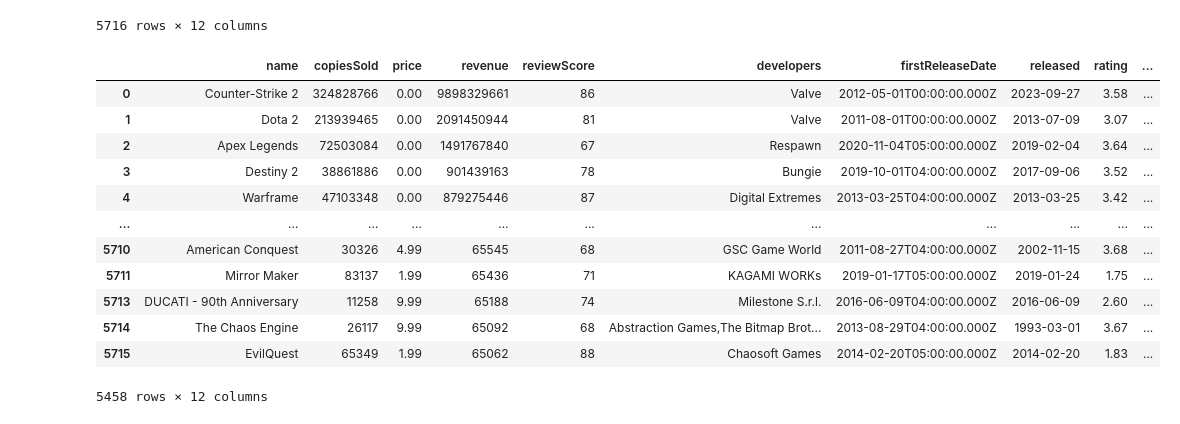
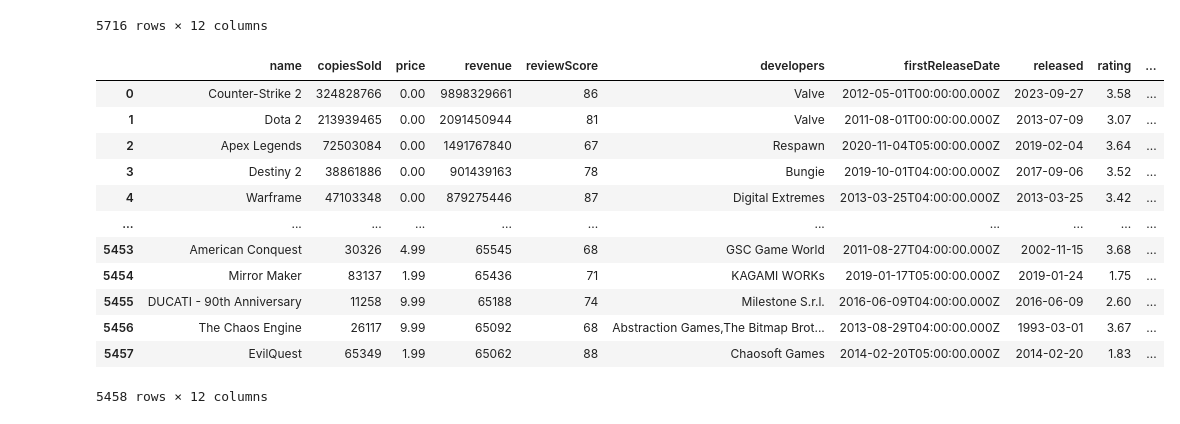
Before and after one commit to dengidredengi/DE-Scraping-API, a Jupyter notebook: eda.ipynb, the cells around one changed output. Cells and saved outputs as stored; diff of their text form; code cells hidden in the pictures.

```diff
--- a/eda.ipynb
+++ b/eda.ipynb
@@ -95,18 +95,20 @@ joined
 5716 rows × 12 columns
 # %%
 cleaned = joined[joined['rating'] != 0] # Удаляем строки, где рейтинг равен 0, так как они не имеют ценности для анализа зависимости от выручки с игры
+cleaned = cleaned.reset_index()
+cleaned = cleaned.drop(columns=['index'])
 cleaned
 # %% [output]
 |  | name | copiesSold | price | revenue | reviewScore | developers | firstReleaseDate | released | rating | ... |
 | 0 | Counter-Strike 2 | 324828766 | 0.00 | 9898329661 | 86 | Valve | 2012-05-01T00:00:00.000Z | 2023-09-27 | 3.58 | ... |
 | 1 | Dota 2 | 213939465 | 0.00 | 2091450944 | 81 | Valve | 2011-08-01T00:00:00.000Z | 2013-07-09 | 3.07 | ... |
 | 2 | Apex Legends | 72503084 | 0.00 | 1491767840 | 67 | Respawn | 2020-11-04T05:00:00.000Z | 2019-02-04 | 3.64 | ... |
 | 3 | Destiny 2 | 38861886 | 0.00 | 901439163 | 78 | Bungie | 2019-10-01T04:00:00.000Z | 2017-09-06 | 3.52 | ... |
 | 4 | Warframe | 47103348 | 0.00 | 879275446 | 87 | Digital Extremes | 2013-03-25T04:00:00.000Z | 2013-03-25 | 3.42 | ... |
 | ... | ... | ... | ... | ... | ... | ... | ... | ... | ... | ... |
-| 5710 | American Conquest | 30326 | 4.99 | 65545 | 68 | GSC Game World | 2011-08-27T04:00:00.000Z | 2002-11-15 | 3.68 | ... |
-| 5711 | Mirror Maker | 83137 | 1.99 | 65436 | 71 | KAGAMI WORKs | 2019-01-17T05:00:00.000Z | 2019-01-24 | 1.75 | ... |
-| 5713 | DUCATI - 90th Anniversary | 11258 | 9.99 | 65188 | 74 | Milestone S.r.l. | 2016-06-09T04:00:00.000Z | 2016-06-09 | 2.60 | ... |
-| 5714 | The Chaos Engine | 26117 | 9.99 | 65092 | 68 | Abstraction Games,The Bitmap Brot... | 2013-08-29T04:00:00.000Z | 1993-03-01 | 3.67 | ... |
-| 5715 | EvilQuest | 65349 | 1.99 | 65062 | 88 | Chaosoft Games | 2014-02-20T05:00:00.000Z | 2014-02-20 | 1.83 | ... |
+| 5453 | American Conquest | 30326 | 4.99 | 65545 | 68 | GSC Game World | 2011-08-27T04:00:00.000Z | 2002-11-15 | 3.68 | ... |
+| 5454 | Mirror Maker | 83137 | 1.99 | 65436 | 71 | KAGAMI WORKs | 2019-01-17T05:00:00.000Z | 2019-01-24 | 1.75 | ... |
+| 5455 | DUCATI - 90th Anniversary | 11258 | 9.99 | 65188 | 74 | Milestone S.r.l. | 2016-06-09T04:00:00.000Z | 2016-06-09 | 2.60 | ... |
+| 5456 | The Chaos Engine | 26117 | 9.99 | 65092 | 68 | Abstraction Games,The Bitmap Brot... | 2013-08-29T04:00:00.000Z | 1993-03-01 | 3.67 | ... |
+| 5457 | EvilQuest | 65349 | 1.99 | 65062 | 88 | Chaosoft Games | 2014-02-20T05:00:00.000Z | 2014-02-20 | 1.83 | ... |
 5458 rows × 12 columns
```
Also changed, not shown: parts of 3 cells of this notebook.
